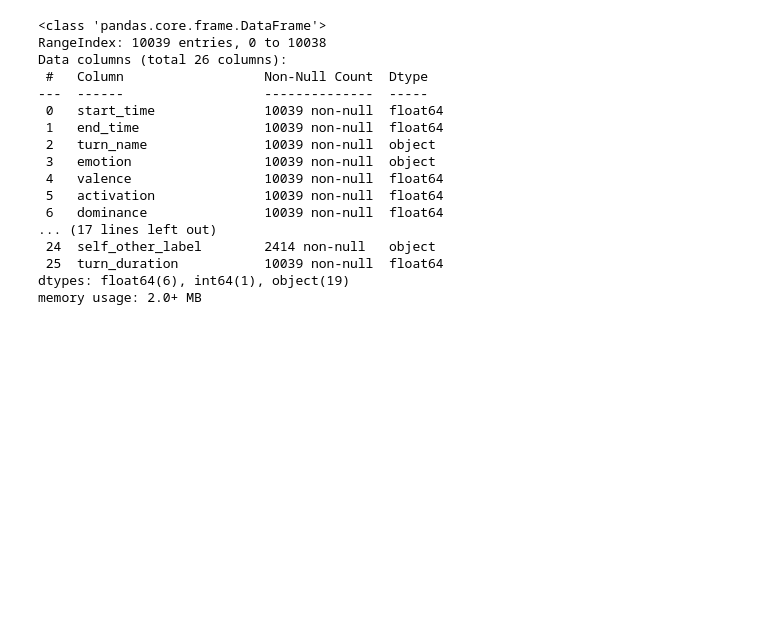
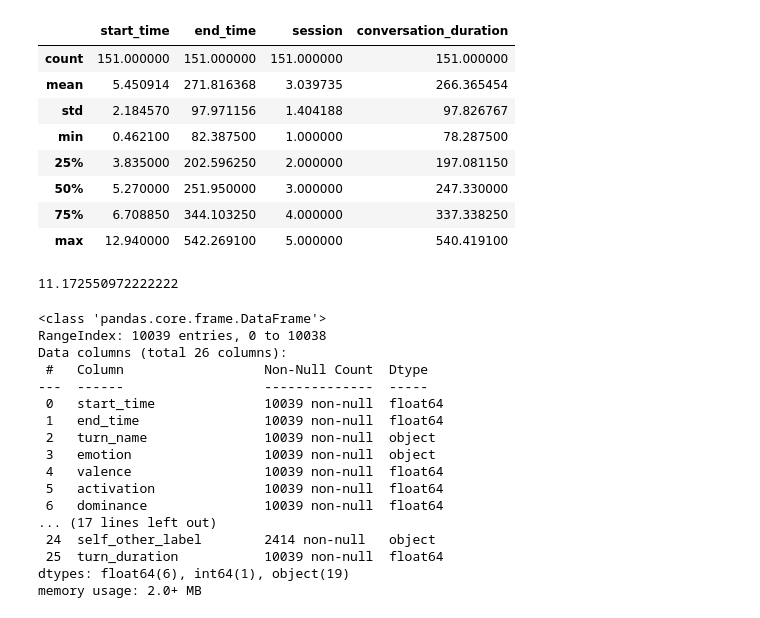
Before and after one commit to nicoloddo/PSYCHE, a Jupyter notebook: Preprocessing/Exploration notebooks/explore_iemocap.ipynb, the cells around one changed output. Saved outputs shown, nothing was run; the diff lists cells and outputs as text; code cells hidden in the pictures; blank space fills up the shorter version.

```diff
--- a/Preprocessing/Exploration notebooks/explore_iemocap.ipynb
+++ b/Preprocessing/Exploration notebooks/explore_iemocap.ipynb
@@ -3,6 +12,23 @@ import pandas as pd
 # %%
 dialog= pd.read_pickle("../Save/dialog.pkl")
 content= pd.read_pickle("../Save/content.pkl")
+# %%
+dialog.describe()
+# %% [output]
+|  | start_time | end_time | session | conversation_duration |
+| count | 151.000000 | 151.000000 | 151.000000 | 151.000000 |
+| mean | 5.450914 | 271.816368 | 3.039735 | 266.365454 |
+| std | 2.184570 | 97.971156 | 1.404188 | 97.826767 |
+| min | 0.462100 | 82.387500 | 1.000000 | 78.287500 |
+| 25% | 3.835000 | 202.596250 | 2.000000 | 197.081150 |
+| 50% | 5.270000 | 251.950000 | 3.000000 | 247.330000 |
+| 75% | 6.708850 | 344.103250 | 4.000000 | 337.338250 |
+| max | 12.940000 | 542.269100 | 5.000000 | 540.419100 |
+# %%
+# How many hours?
+dialog['conversation_duration'].sum()/(60*60)
+# %% [output]
+11.172550972222222
 # %%
 content.info()
 # %% [output]
```
Also changed, not shown: parts of 19 cells of this notebook, 7 other files.
